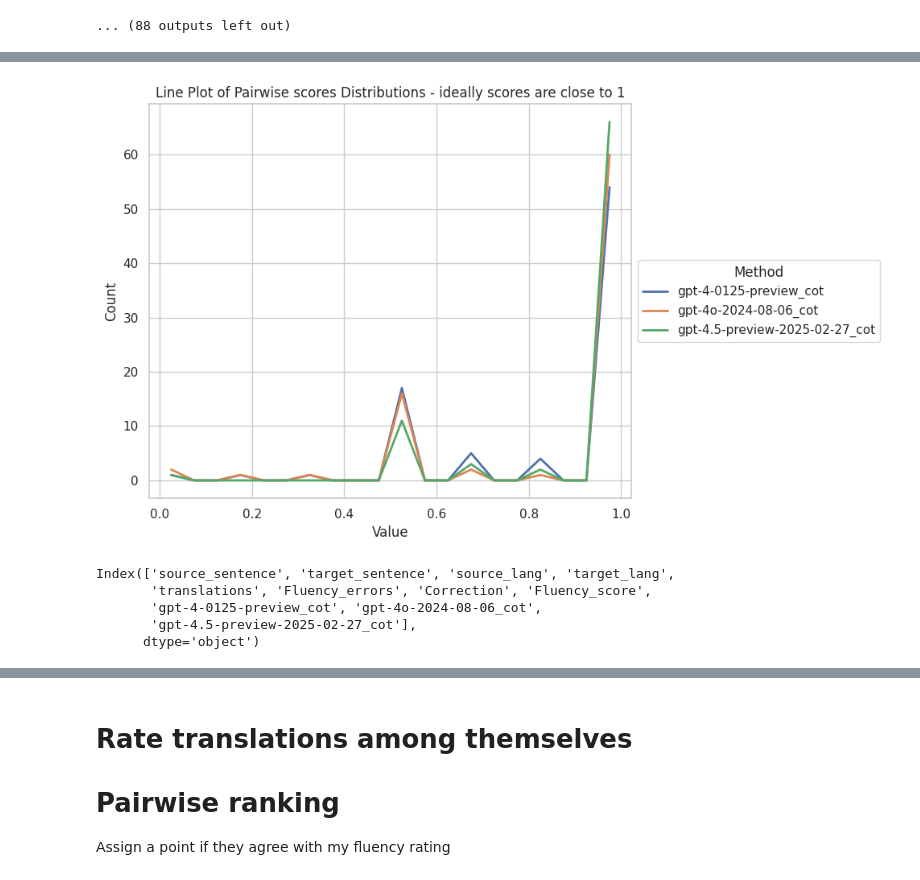
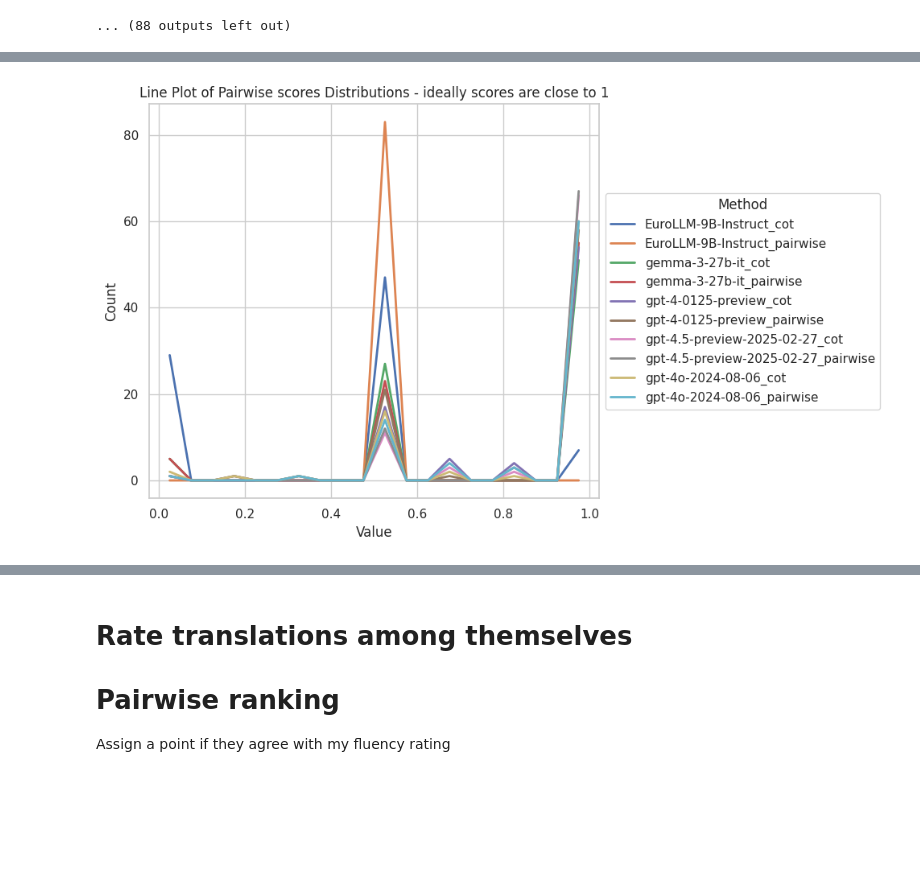
Before and after one commit to MariaBarrett335/translation_quality, a Jupyter notebook: notebooks/flores_fluency.ipynb, the cells around one changed output, grey strips where cells are left out. Saved outputs shown, nothing was run; the diff lists cells and outputs as text; code cells hidden in the pictures; blank space fills up the shorter version.

```diff
--- a/notebooks/flores_fluency.ipynb
+++ b/notebooks/flores_fluency.ipynb
@@ -86,4 +92,4 @@ sub = flores200_sorted_desc.explode('translations')
 #sub = sub.explode('translations')
 sub.to_csv('../data/flores200_subset_for_annotation.tsv', sep='\t', index=False)
 # %%
-df = pd.read_csv('/scratch/project_462000353/maribarr/translation_quality/data/Flores200_dev.csv', sep=',', index_col=None)
+df = pd.read_json('/scratch/project_462000353/maribarr/translation_quality/data/Flores200_dev.jsonl', lines=True)
@@ -98,16 +104,9 @@ cot = False
 
 #models = ['gemini/gemini-2.0-flash', 'gemini/gemini-1.5-pro']
 for model in models:
-    df[f"{model}_{'cot' if cot else 'pairwise'}"] = df.progress_apply(lambda x: run_rating(translation = x['translations'], correction=x['Correction'], model=model, cot=cot, rating_prompt_func=create_rating_prompt), axis=1)
+    df[f"{model}_{'cot' if cot else 'pairwise'}"] = df.progress_apply(lambda x: run_rating(translation = x['translations'], correction=x['Correction'], model=model, cot=cot, rating_prompt_func=create_ranking_prompt), axis=1)
     #print(model, df[f'{model}_pairwise'].describe())"""
-df.to_csv('/scratch/project_462000353/maribarr/translation_quality/data/Flores200_dev.csv', sep=',', index=None)
-"""
-cot = True
-#models = ['gemini/gemini-2.0-flash', 'gemini/gemini-1.5-pro']
-for model in models:
-    df[f"{model}_{'cot' if cot else 'pairwise'}"] = df.progress_apply(lambda x: run_rating(translation = x['translations'], correction=x['Correction'], model=model, cot=cot, rating_prompt_func=create_rating_prompt, max_completion_tokens=1000), axis=1)
-    #print(model, df[f'{model}_pairwise'].describe())
-df.to_csv('/scratch/project_462000353/maribarr/translation_quality/data/Flores200_dev.csv', sep=',', index=None)"""
+df.to_json('/scratch/project_462000353/maribarr/translation_quality/data/Flores200_dev.jsonl', lines=True, orient='records')
 # %% [output]
 translation:   Senere rapporter siger at flyet modtog end bomb trussel og måtte gøre en kvantespring tilbage til Afghanistan, hvorfra det landede i Kandahar.
 correction:   Senere rapporter sagde så at flyet modtog en bombetrussel og måtte omdirigeres tilbage til Afghanistan, hvor det landede i Kandahar.
@@ -134,3 +133,21 @@ correction:   Bekendtgørelsen kom efter, at Trump havde haft en telefonsamtale
 translation:   Udmeldelsen kom, efter Trump havde en telefonsamtale med Tyrkiets præsident, Recep Tayyip Erdoğan.
 correction:   Udmeldingen kom, efter Trump havde en telefonsamtale med Tyrkiets præsident, Recep Tayyip Erdoğan.
 ... (88 outputs left out)
+# %%
+more_models_pairwise = {}
+more_models = ['viking-33b-synthetic-magpie-oasst2-epochs-2-batch-128-packed',
+ 'Llama-3.3-70B-Instruct',
+ 'gemma-3-27b-it',
+ 'EuroLLM-9B-Instruct']
+more_columns = []
+
+fnames = glob.glob('../results/*rank_vs_edited*.jsonl')
+for fname in fnames:
+    model = os.path.basename(fname).split('_')[0]
+    cot = True if 'cot' in fname else False
+    print(f"{model}_{'cot' if cot else 'pairwise'}")
+    more_columns.append(f"{model}_{'cot' if cot else 'pairwise'}")
+    one_df = pd.read_json(fname, lines=True)
+    print(one_df['open_model_task_col'].mean())
+    df[f"{model}_{'cot' if cot else 'pairwise'}"] = one_df['open_model_task_col']
+    more_models_pairwise[f"{model}_{'cot' if cot else 'pairwise'}"] =  one_df['open_model_task_col'].mean()
@@ -137,33 +163,35 @@ correction:   Udmeldingen kom, efter Trump havde en telefonsamtale med Tyrkiets
 # %%
 sub = df.loc[df.Fluency_score != 5]
-columns = [
-    #'gpt-4-0125-preview_pairwise', 'gpt-4o-2024-08-06_pairwise', 'gpt-4.5-preview-2025-02-27_pairwise',
-           'gpt-4-0125-preview_cot', 'gpt-4o-2024-08-06_cot','gpt-4.5-preview-2025-02-27_cot'
-           ]
 
+columns = list(set([
+    'gpt-4-0125-preview_pairwise', 'gpt-4o-2024-08-06_pairwise', 'gpt-4.5-preview-2025-02-27_pairwise',
+           'gpt-4-0125-preview_cot', 'gpt-4o-2024-08-06_cot','gpt-4.5-preview-2025-02-27_cot',
+           'EuroLLM-9B-Instruct_cot', 'gemma-3-27b-it_cot'
+           ]+more_columns))
+columns.sort()
 # Create a figure and axis
 fig, ax = plt.subplots(figsize=(10, 6))
 
 # Plot the distributions for each column
 for col in columns:
     # Get histogram data with raw counts (density=False)
     counts, bin_edges = np.histogram(sub[col], bins=20, density=False)
 
     bin_centers = (bin_edges[:-1] + bin_edges[1:]) / 2  # Compute bin centers
     ax.plot(bin_centers, counts, label=col, linewidth=2)  # Line plot with raw counts
 
 # Add legend, labels, and title
 ax.set_xlabel('Value')
 ax.set_ylabel('Count')  # Changed from 'Density' to 'Count'
 ax.set_title('Line Plot of Pairwise scores Distributions - ideally scores are close to 1')
 
 # Place legend outside the plot
 ax.legend(title='Method', loc='center left', bbox_to_anchor=(1, 0.5), frameon=True)
 
 # Adjust layout to make space for the legend
 plt.tight_layout()
 
 # Show the plot
 plt.show()
 # %% [output]
-[figure, old version]
+[figure, new version]
@@ -172,11 +198,3 @@ df.to_csv('/scratch/project_462000353/maribarr/translation_quality/data/Flores20
-# %%
-sub.columns
-# %% [output]
-Index(['source_sentence', 'target_sentence', 'source_lang', 'target_lang',
-       'translations', 'Fluency_errors', 'Correction', 'Fluency_score',
-       'gpt-4-0125-preview_cot', 'gpt-4o-2024-08-06_cot',
-       'gpt-4.5-preview-2025-02-27_cot'],
-      dtype='object')
 # %%
 
 
```
Also changed, not shown: parts of 40 cells of this notebook, 2 other files.
